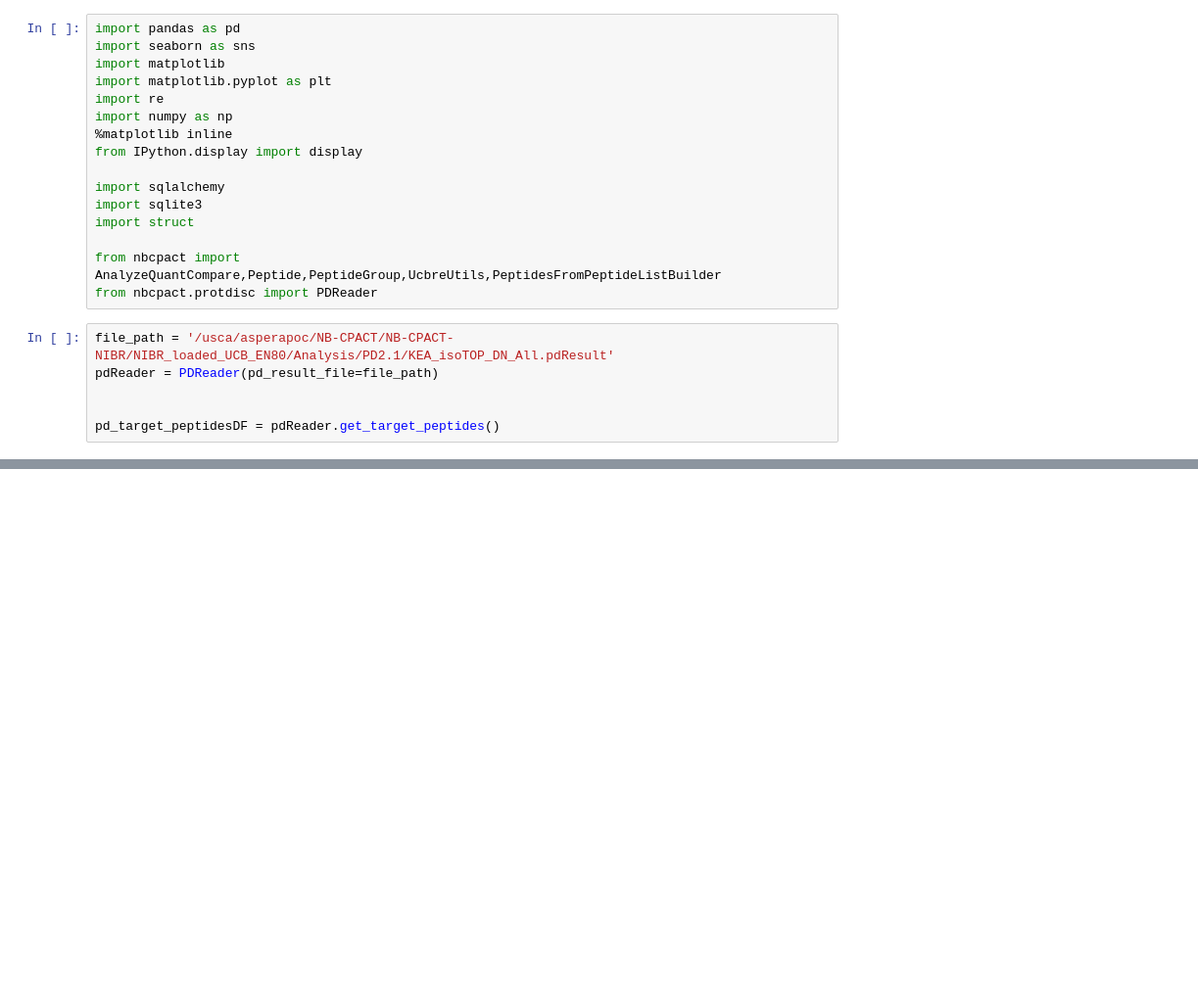
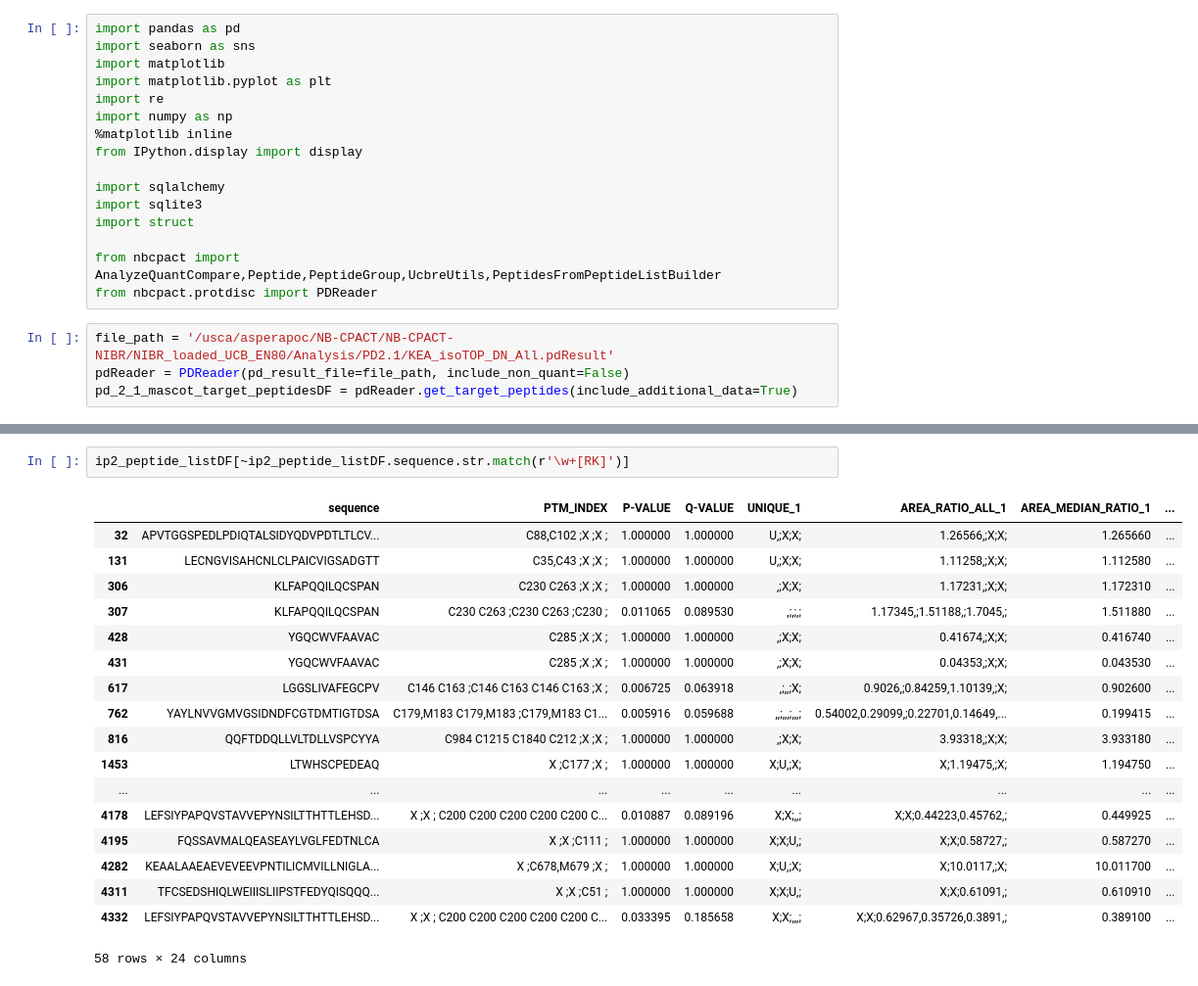
Before and after one commit to mdjones/proteomics-scripts, a Jupyter notebook: scripts/python/notebooks/PeptideCompare.ipynb, the cells around one changed output, grey strips where cells are left out. Shown at 98% size. Cells and saved outputs as stored; diff of their text form; blank space fills up the shorter version.

```diff
--- a/scripts/python/notebooks/PeptideCompare.ipynb
+++ b/scripts/python/notebooks/PeptideCompare.ipynb
@@ -29,7 +29,5 @@ from nbcpact import AnalyzeQuantCompare,Peptide,PeptideGroup,UcbreUtils,Peptides
 from nbcpact.protdisc import PDReader
 # %%
 file_path = '/usca/asperapoc/NB-CPACT/NB-CPACT-NIBR/NIBR_loaded_UCB_EN80/Analysis/PD2.1/KEA_isoTOP_DN_All.pdResult'
-pdReader = PDReader(pd_result_file=file_path)
-
-
-pd_target_peptidesDF = pdReader.get_target_peptides()
+pdReader = PDReader(pd_result_file=file_path, include_non_quant=False)
+pd_2_1_mascot_target_peptidesDF = pdReader.get_target_peptides(include_additional_data=True)
@@ -59,0 +235,21 @@ plt.figure()
+# %%
+ip2_peptide_listDF[~ip2_peptide_listDF.sequence.str.match(r'\w+[RK]')]
+# %% [output]
+|  | sequence | PTM_INDEX | P-VALUE | Q-VALUE | UNIQUE_1 | AREA_RATIO_ALL_1 | AREA_MEDIAN_RATIO_1 | ... |
+| 32 | APVTGGSPEDLPDIQTALSIDYQDVPDTLTLCV... | C88,C102 ;X ;X ; | 1.000000 | 1.000000 | U,;X;X; | 1.26566,;X;X; | 1.265660 | ... |
+| 131 | LECNGVISAHCNLCLPAICVIGSADGTT | C35,C43 ;X ;X ; | 1.000000 | 1.000000 | U,;X;X; | 1.11258,;X;X; | 1.112580 | ... |
+| 306 | KLFAPQQILQCSPAN | C230 C263 ;X ;X ; | 1.000000 | 1.000000 | ,;X;X; | 1.17231,;X;X; | 1.172310 | ... |
+| 307 | KLFAPQQILQCSPAN | C230 C263 ;C230 C263 ;C230 ; | 0.011065 | 0.089530 | ,;,;,; | 1.17345,;1.51188,;1.7045,; | 1.511880 | ... |
+| 428 | YGQCWVFAAVAC | C285 ;X ;X ; | 1.000000 | 1.000000 | ,;X;X; | 0.41674,;X;X; | 0.416740 | ... |
+| 431 | YGQCWVFAAVAC | C285 ;X ;X ; | 1.000000 | 1.000000 | ,;X;X; | 0.04353,;X;X; | 0.043530 | ... |
+| 617 | LGGSLIVAFEGCPV | C146 C163 ;C146 C163 C146 C163 ;X ; | 0.006725 | 0.063918 | ,;,,;X; | 0.9026,;0.84259,1.10139,;X; | 0.902600 | ... |
+| 762 | YAYLNVVGMVGSIDNDFCGTDMTIGTDSA | C179,M183 C179,M183 ;C179,M183 C1... | 0.005916 | 0.059688 | ,,;,,,;,,,; | 0.54002,0.29099,;0.22701,0.14649,... | 0.199415 | ... |
+| 816 | QQFTDDQLLVLTDLLVSPCYYA | C984 C1215 C1840 C212 ;X ;X ; | 1.000000 | 1.000000 | ,;X;X; | 3.93318,;X;X; | 3.933180 | ... |
+| 1453 | LTWHSCPEDEAQ | X ;C177 ;X ; | 1.000000 | 1.000000 | X;U,;X; | X;1.19475,;X; | 1.194750 | ... |
+| ... | ... | ... | ... | ... | ... | ... | ... | ... |
+| 4178 | LEFSIYPAPQVSTAVVEPYNSILTTHTTLEHSD... | X ;X ; C200 C200 C200 C200 C200 C... | 0.010887 | 0.089196 | X;X;,,; | X;X;0.44223,0.45762,; | 0.449925 | ... |
+| 4195 | FQSSAVMALQEASEAYLVGLFEDTNLCA | X ;X ;C111 ; | 1.000000 | 1.000000 | X;X;U,; | X;X;0.58727,; | 0.587270 | ... |
+| 4282 | KEAALAAEAEVEVEEVPNTILICMVILLNIGLA... | X ;C678,M679 ;X ; | 1.000000 | 1.000000 | X;U,;X; | X;10.0117,;X; | 10.011700 | ... |
+| 4311 | TFCSEDSHIQLWEIIISLIIPSTFEDYQISQQQ... | X ;X ;C51 ; | 1.000000 | 1.000000 | X;X;U,; | X;X;0.61091,; | 0.610910 | ... |
+| 4332 | LEFSIYPAPQVSTAVVEPYNSILTTHTTLEHSD... | X ;X ; C200 C200 C200 C200 C200 C... | 0.033395 | 0.185658 | X;X;,,,; | X;X;0.62967,0.35726,0.3891,; | 0.389100 | ... |
+58 rows × 24 columns
```
Also changed, not shown: parts of 9 cells of this notebook, 2 other files.
